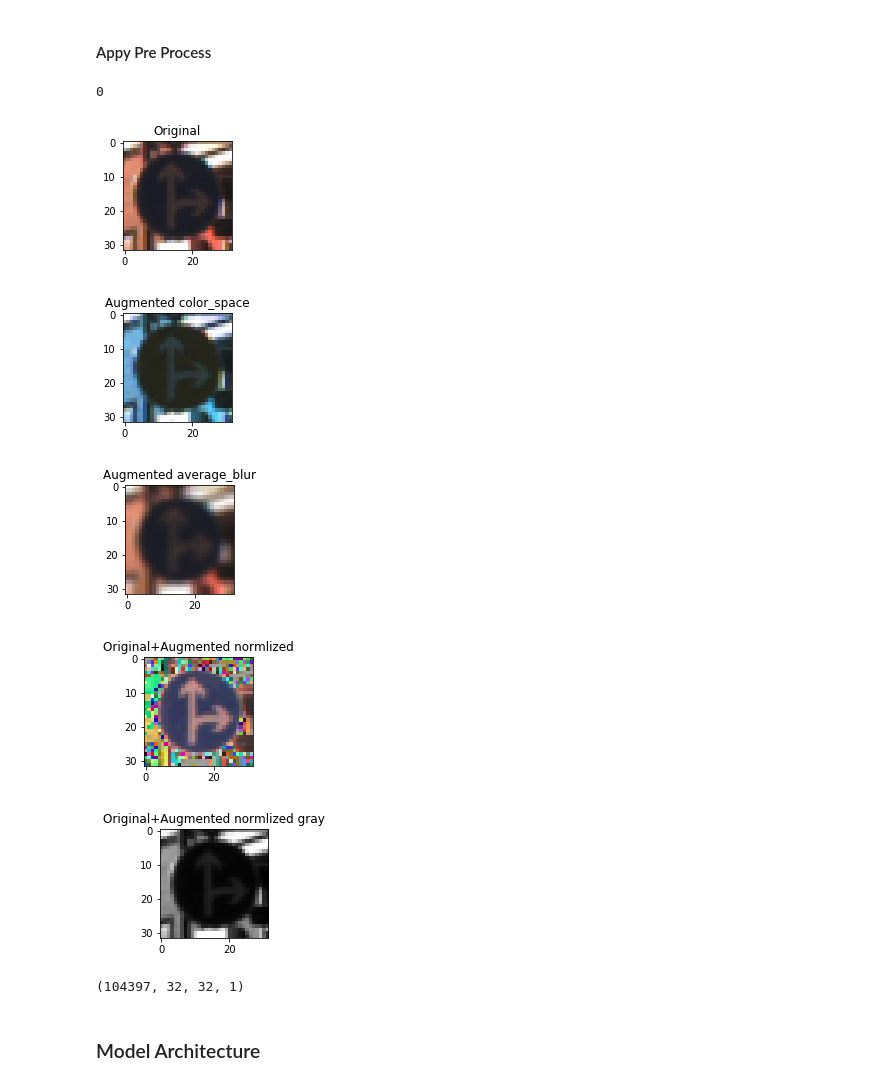
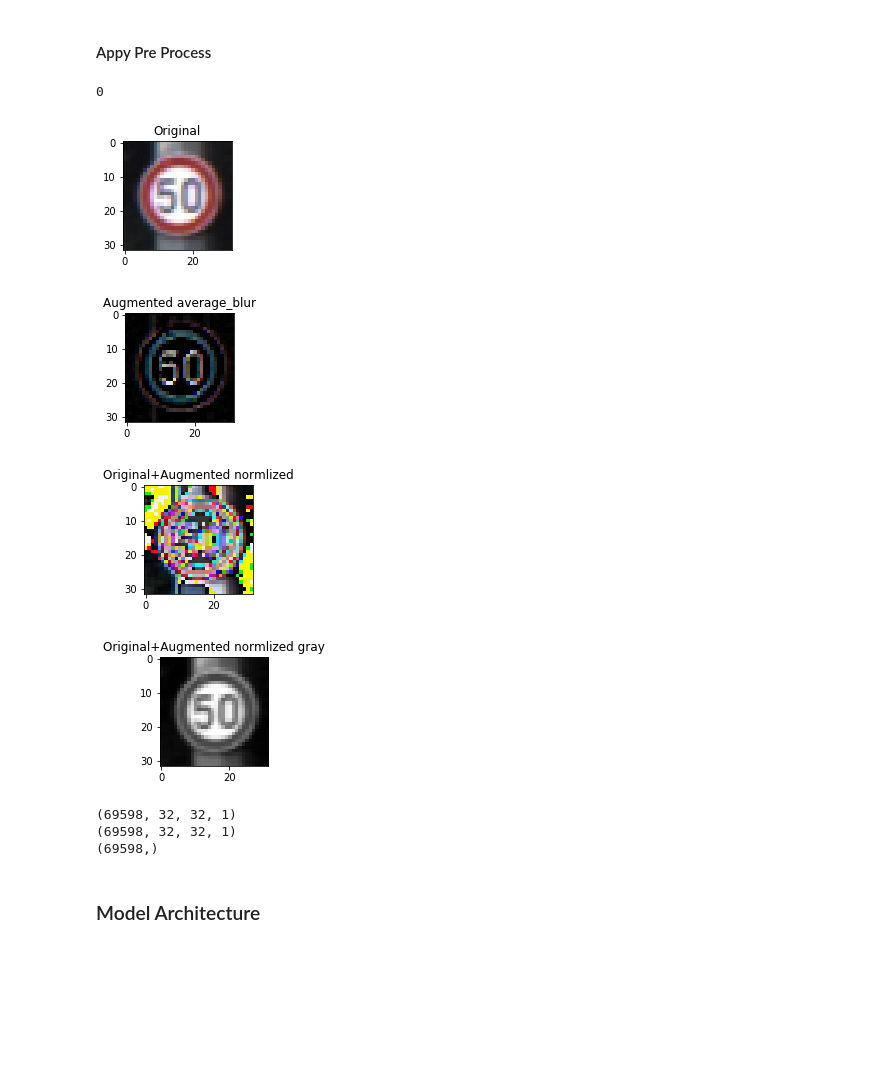
Before and after one commit to malnakli/CarND-Traffic-Sign-Classifier-Project, a Jupyter notebook: Traffic_Sign_Classifier.ipynb, the cells around one changed output. Drawn from its saved outputs; the diff is of its cells as text; code cells hidden in the pictures; blank space fills up the shorter version.

```diff
--- a/Traffic_Sign_Classifier.ipynb
+++ b/Traffic_Sign_Classifier.ipynb
@@ -232,13 +232,19 @@ def augment_with_color_space(images):
     ])
     return  aug.augment_images(images)
 def augment_with_average_blur(images):
-    aug = iaa.AverageBlur(k=3)
+    aug = iaa.Sequential([
+        iaa.EdgeDetect(alpha=(0.5, 1.0)),
+    ])
 
     return  aug.augment_images(images)
 
-index = 77
+index = randint(0, n_train)
 print(train["sizes"][index])
-show_image([train["features"][index]],"Original")
-show_image(augment_with_color_space(train["features"][index:index+1]),"Augment")
-show_image(augment_with_average_blur(train["features"][index:index+1]),"Augment")
+image = train["features"][index:index+1]
+show_image(image,"Original")
+show_image(augment_with_color_space(image),"Augment c")
+show_image(augment_with_average_blur(image),"Augment e")
+show_image(rgb_to_gray(image),"Original gray",False, True)
+show_image(rgb_to_gray(augment_with_color_space(image)),"Augment c gray",False, True)
+show_image(rgb_to_gray(augment_with_average_blur(image)),"Augment e gray",False, True)
 # %% [output]
@@ -252,33 +261,32 @@ show_image(augment_with_average_blur(train["features"][index:index+1]),"Augment"
 # %%
 # augment data
 
 index = randint(0, n_train)
-X_train_augment_1 =  augment_with_color_space(X_train_original)
+#X_train_augment_1 =  augment_with_color_space(X_train_original)
 X_train_augment_2 =  augment_with_average_blur(X_train_original)
 
-x_train_with_augment =  np.concatenate((X_train_original, X_train_augment_1,X_train_augment_2))
-y_train_with_augment =  np.concatenate((y_train_original, y_train_original, y_train_original))
+x_train_with_augment =  np.concatenate((X_train_original, X_train_augment_2))
+y_train_with_augment =  np.concatenate((y_train_original, y_train_original))
 # normliz
 x_train_with_augment_normlized = normlization(x_train_with_augment)
 X_valid_normlized = normlization(X_valid_original)
 # convert to gray
 x_train_with_augment_normlized_gray = rgb_to_gray(x_train_with_augment_normlized)
 x_valid_normlized_gray = rgb_to_gray(X_valid_normlized)
 
 
 show_image([X_train_original[index]],"Original")
-show_image([X_train_augment_1[index]],"Augmented color_space")
+#show_image([X_train_augment_1[index]],"Augmented color_space")
 show_image([X_train_augment_2[index]],"Augmented average_blur")
 
 show_image([x_train_with_augment_normlized[index]],"Original+Augmented normlized")
 show_image([x_train_with_augment_normlized_gray[index]],"Original+Augmented normlized gray",False,True)
 # %% [output]
 0
-[figure, old version]
+[figure, new version]
-[figure, old version]
+[figure, new version]
-[figure, old version]
+[figure, new version]
-[figure, old version]
+[figure, new version]
-[figure, removed]
 # %%
 # # Shuffle the training data.
 #a = np.array([[[[34],[22]],[[34],[22]]],[[[34],[22]],[[34],[22]]],[[[34],[22]],[[34],[22]]]])
@@ -291,8 +299,12 @@ print(x_train_with_augment_normlized_gray.shape)
 x_train_ready, y_train_ready = shuffle(x_train_with_augment_normlized_gray, y_train_with_augment)
 x_train_ready, y_train_ready = shuffle(x_train_ready, y_train_ready)
 x_train_ready, y_train_ready = shuffle(x_train_ready, y_train_ready)
+print(x_train_ready.shape)
+print(y_train_ready.shape)
 # %% [output]
-(104397, 32, 32, 1)
+(69598, 32, 32, 1)
+(69598, 32, 32, 1)
+(69598,)
 # %% [markdown]
 ### Model Architecture
 # %%
```
Also changed, not shown: parts of 4 cells of this notebook.
